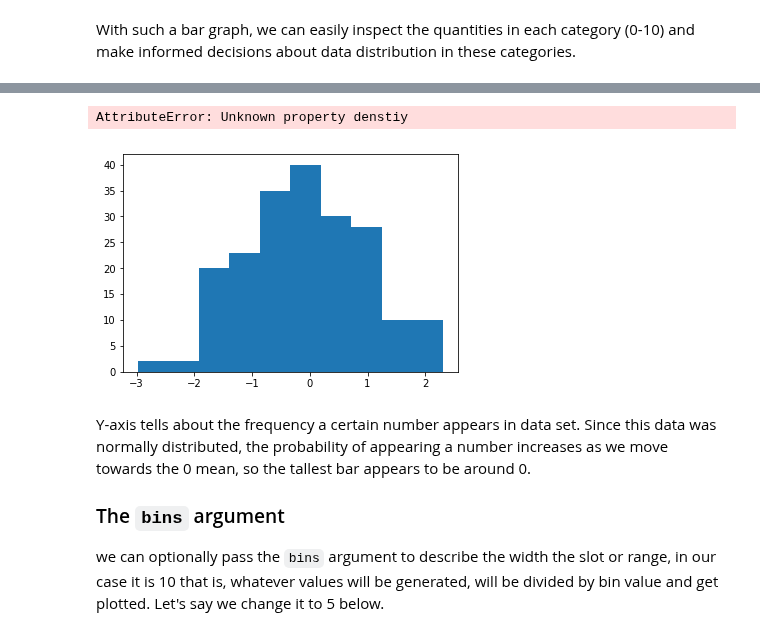
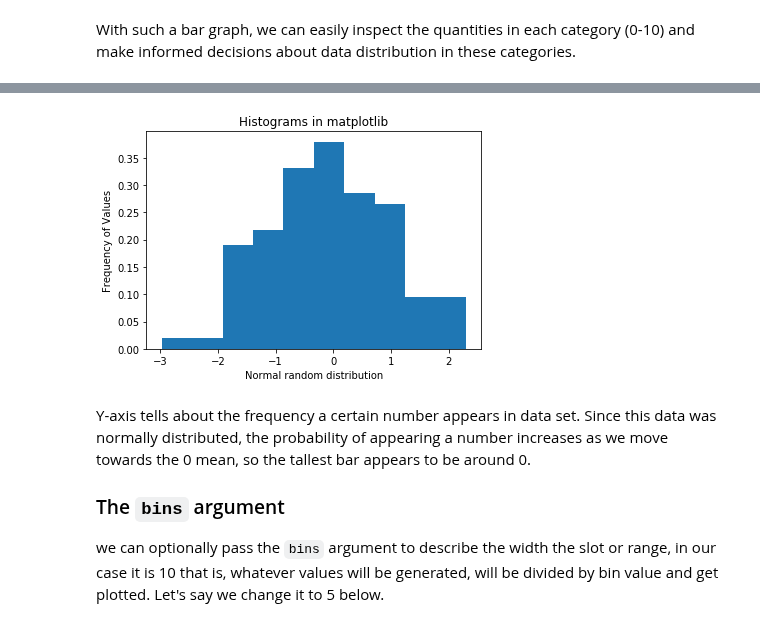
Before and after one commit to mzhou356/dsc-data-viz-dc-ds-060319, a Jupyter notebook: index.ipynb, the cells around one changed output, grey strips where cells are left out. Cells and saved outputs as stored; diff of their text form; code cells hidden in the pictures.

```diff
--- a/index.ipynb
+++ b/index.ipynb
@@ -140,20 +140,19 @@ In matplotlib, we can use `plt.hist()` function to draw a histogram while passin
 # %%
 # Set seed for reproducability
 np.random.seed(100)
 
 # Generate 100 values from 0 mean normal distribution
 x = np.random.randn(200)
 
 #Plot the distogram with hist() function
-plt.hist(x, bins = 10, densi=True)
+plt.hist(x, bins = 10, density=True, s)
 
 plt.xlabel('Normal random distribution')
 plt.ylabel('Frequency of Values')
 plt.title('Histograms in matplotlib')
 plt.show()
 # %% [output]
-AttributeError: Unknown property denstiy
-[figure, old version]
+[figure, new version]
 # %% [markdown]
 Y-axis tells about the frequency a certain number appears in data set. Since this data was normally distributed, the probability of appearing a number increases as we move towards the 0 mean, so the tallest bar appears to be around 0.
 
```
